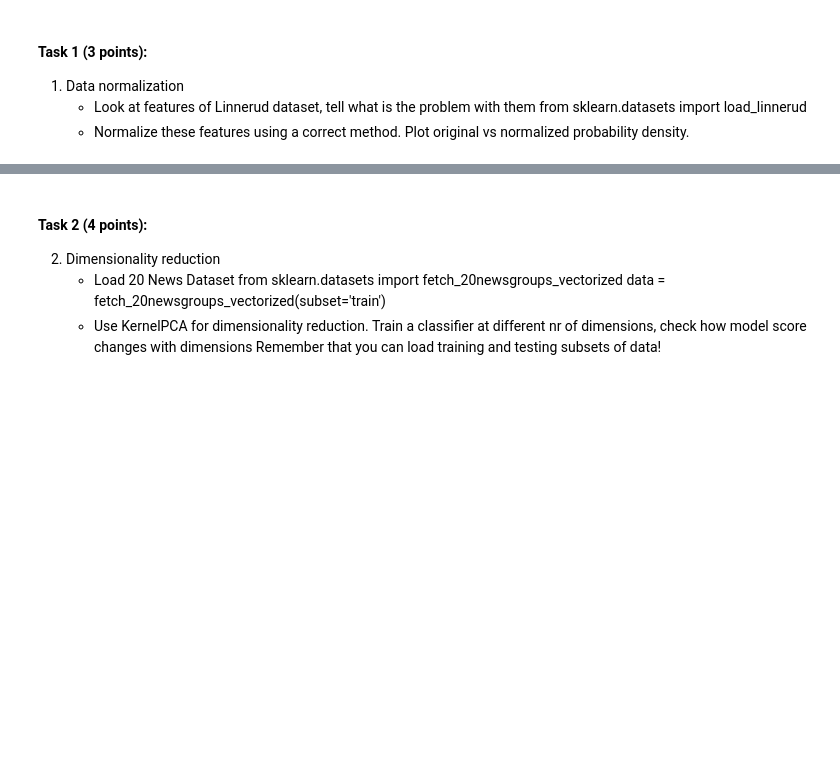
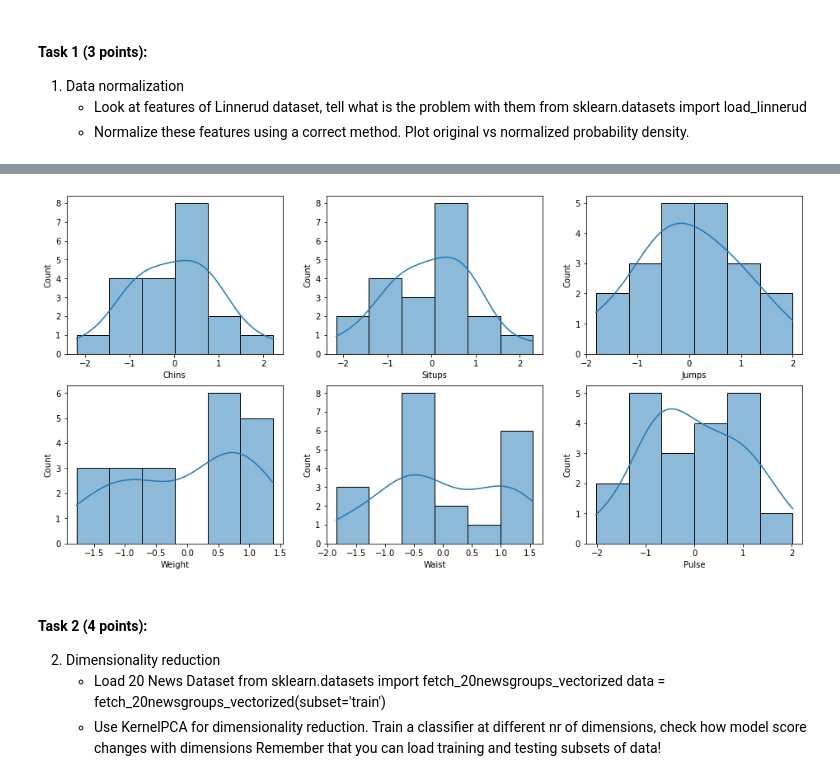
Before and after one commit to martinel-UAS/projects, a Jupyter notebook: Assignment_2/Assignment 2.ipynb, the cells around one changed output, grey strips where cells are left out. Saved outputs shown, nothing was run; the diff lists cells and outputs as text; code cells hidden in the pictures; blank space fills up the shorter version.

```diff
--- a/Assignment_2/Assignment 2.ipynb
+++ b/Assignment_2/Assignment 2.ipynb
@@ -12,0 +52,11 @@ test
+# %%
+# Apply a power transform featurewise to make data more Gaussian-like.
+# Feature Scaling
+scaler = PowerTransformer(method='box-cox')
+
+df_scaled = scaler.fit_transform(df.to_numpy())
+df_scaled = pd.DataFrame(df_scaled, columns=[
+  'Weight', 'Waist', 'Pulse', 'Chins', 'Situps', 'Jumps'])
+
+print("Scaled Dataset Using PowerTransformer")
+df_scaled.head()
@@ -13,3 +71,10 @@ test
+# %%
+plt.rcParams["figure.figsize"] = [16, 12]
+for i, column in enumerate(df.columns, 1):
+    plt.subplot(3,3,i)
+    sns.histplot(df_scaled[column], kde=True)
+# %% [output]
+[figure, added]
 # %% [markdown]
 #### Task 2 (4 points):
 2. Dimensionality reduction
```
Also changed, not shown: parts of 5 cells of this notebook, 1 other file.
